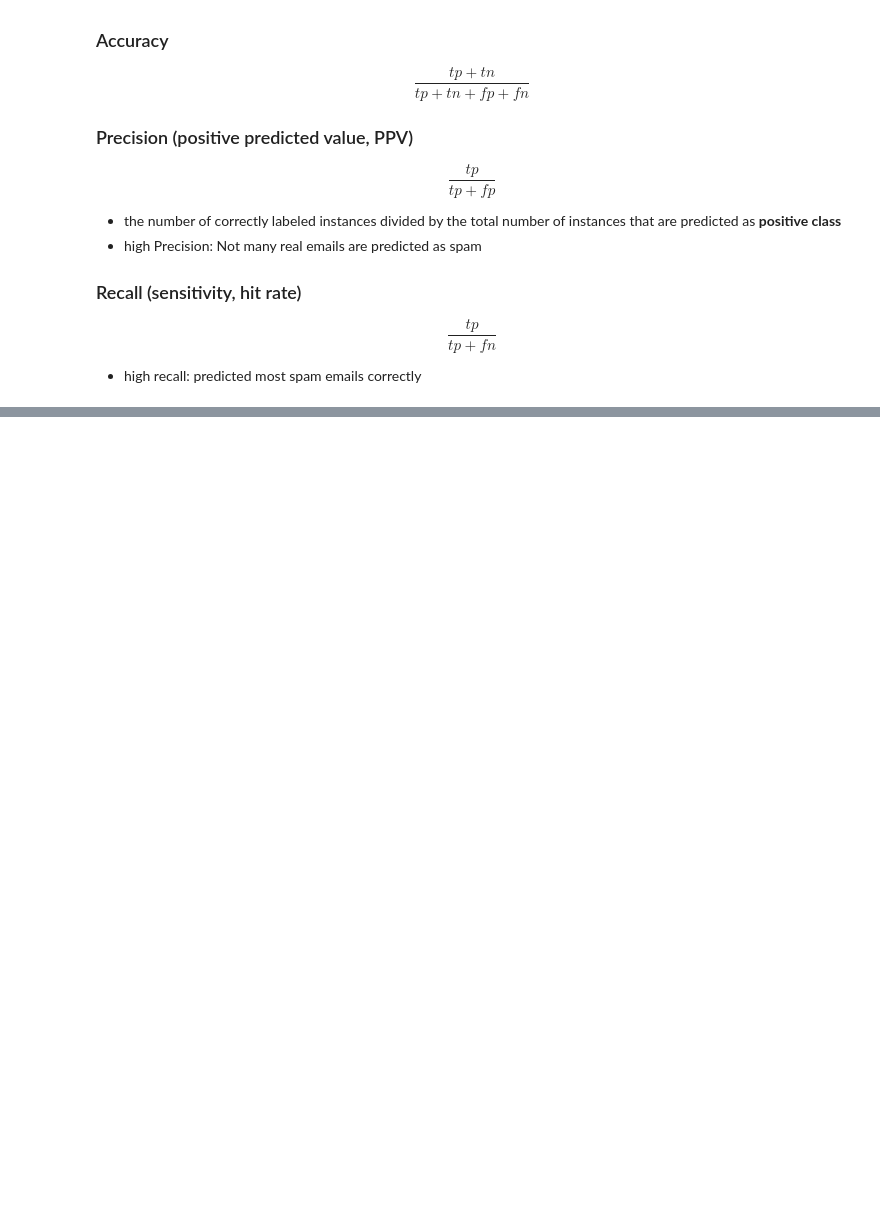
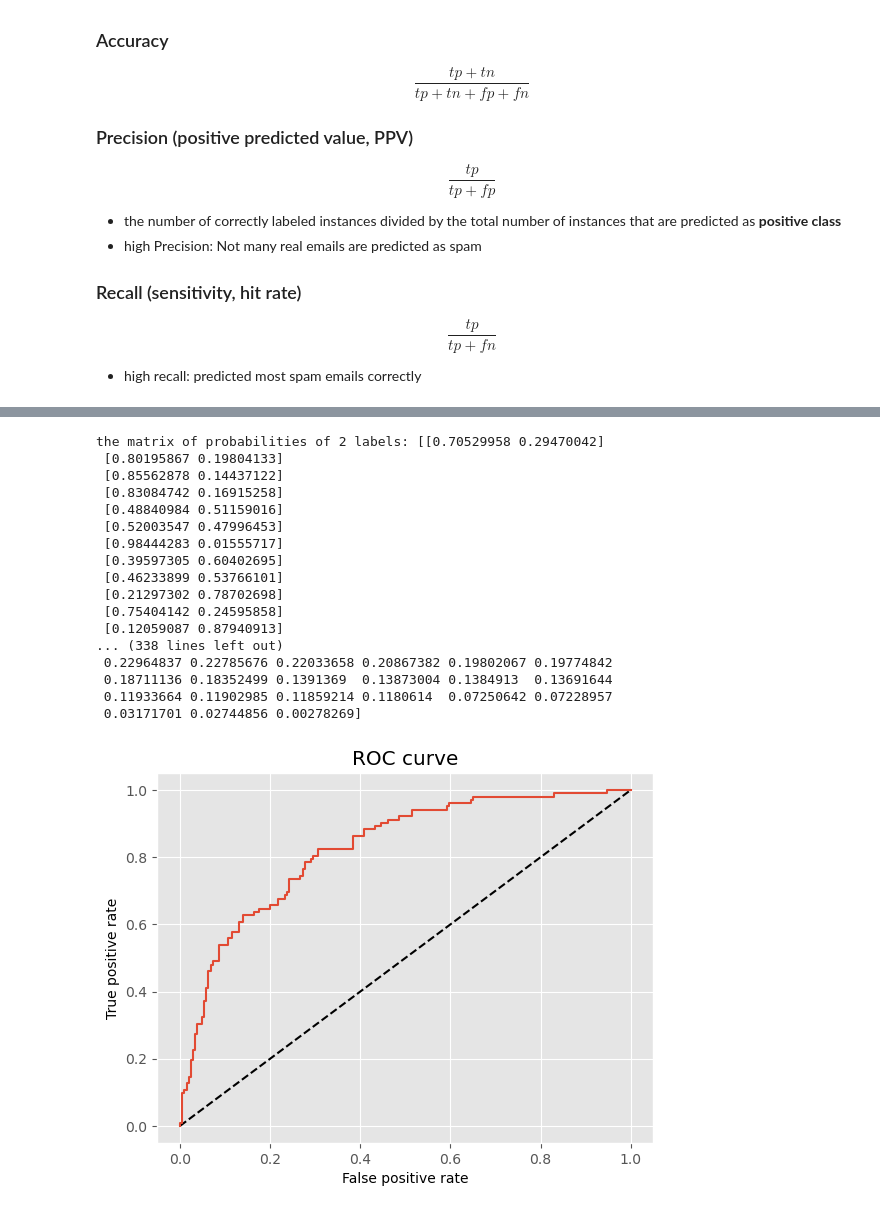
Before and after one commit to Wanjin5508/DataScience, a Jupyter notebook: machine_learning_with_scikit_learn/supervised_learning_with_sklearn.ipynb, the cells around one changed output, grey strips where cells are left out. Saved outputs shown, nothing was run; the diff lists cells and outputs as text; code cells hidden in the pictures; blank space fills up the shorter version.

```diff
--- a/machine_learning_with_scikit_learn/supervised_learning_with_sklearn.ipynb
+++ b/machine_learning_with_scikit_learn/supervised_learning_with_sklearn.ipynb
@@ -860,0 +1050,12 @@ $$
+# %%
+'''use diabetes dataset again and train the logreg model. Compare with knn'''
+y = df_diabetes['diabetes'].values.reshape(-1, 1)
+X = df_diabetes.drop('diabetes', axis=1).values
+
+X_train, X_test, y_train, y_test = train_test_split(X, y, test_size=0.4, random_state=42)
+logreg = LogisticRegression()
+logreg.fit(X_train, y_train)
+y_pred = logreg.predict(X_test)
+
+print(confusion_matrix(y_test, y_pred))
+print(classification_report(y_test, y_pred))
@@ -860,0 +1080,35 @@ $$
+# %%
+'''plot the ROC curve'''
+pred_prob = logreg.predict_proba(X_test)
+print(f'the matrix of probabilities of 2 labels: {pred_prob}')
+
+y_pred_prob = pred_prob[:, 1]
+
+fpr, tpr, thresholds = roc_curve(y_test, y_pred_prob)
+print(f'fpr: {fpr}, tpr: {tpr}, thresholds: {thresholds}')
+
+plt.plot([0, 1], [0, 1], 'k--')
+plt.plot(fpr, tpr)
+plt.xlabel('False positive rate')
+plt.ylabel('True positive rate')
+plt.title('ROC curve')
+plt.show()
+# %% [output]
+the matrix of probabilities of 2 labels: [[0.70529958 0.29470042]
+ [0.80195867 0.19804133]
+ [0.85562878 0.14437122]
+ [0.83084742 0.16915258]
+ [0.48840984 0.51159016]
+ [0.52003547 0.47996453]
+ [0.98444283 0.01555717]
+ [0.39597305 0.60402695]
+ [0.46233899 0.53766101]
+ [0.21297302 0.78702698]
+ [0.75404142 0.24595858]
+ [0.12059087 0.87940913]
+... (338 lines left out)
+ 0.22964837 0.22785676 0.22033658 0.20867382 0.19802067 0.19774842
+ 0.18711136 0.18352499 0.1391369  0.13873004 0.1384913  0.13691644
+ 0.11933664 0.11902985 0.11859214 0.1180614  0.07250642 0.07228957
+ 0.03171701 0.02744856 0.00278269]
+[figure, added]
```
Also changed, not shown: parts of 18 cells of this notebook.
